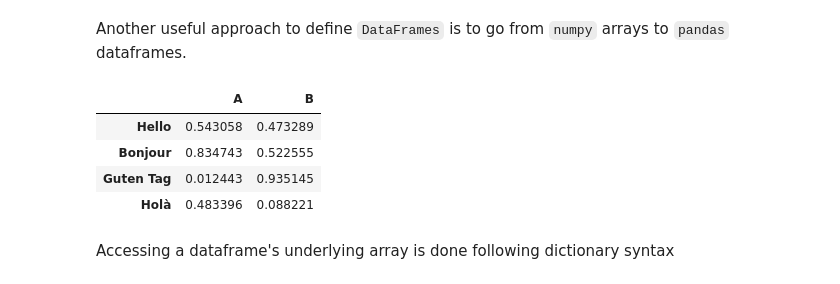
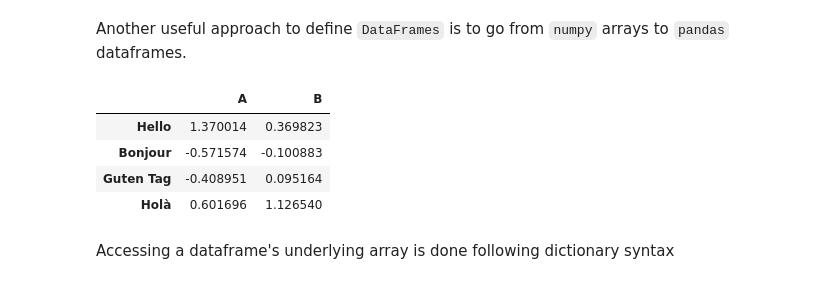
Before and after one commit to ranaehmad/IntroPyForDataScience, a Jupyter notebook: Pandas Basics.ipynb, the cells around one changed output. Saved outputs shown, nothing was run; the diff lists cells and outputs as text; code cells hidden in the pictures.

```diff
--- a/Pandas Basics.ipynb
+++ b/Pandas Basics.ipynb
@@ -367,13 +379,13 @@ pd.DataFrame(population, columns=['population'])
 # %% [markdown]
 Another useful approach to define `DataFrames` is to go from `numpy` arrays to `pandas` dataframes.
 # %%
-pd.DataFrame(np.random.rand(4, 2), columns=['A', 'B'], index=['Hello', 'Bonjour', 'Guten Tag', 'Holà'])
+pd.DataFrame(np.random.randn(4, 2), columns=['A', 'B'], index=['Hello', 'Bonjour', 'Guten Tag', 'Holà'])
 # %% [output]
 |  | A | B |
-| Hello | 0.543058 | 0.473289 |
-| Bonjour | 0.834743 | 0.522555 |
-| Guten Tag | 0.012443 | 0.935145 |
-| Holà | 0.483396 | 0.088221 |
+| Hello | 1.370014 | 0.369823 |
+| Bonjour | -0.571574 | -0.100883 |
+| Guten Tag | -0.408951 | 0.095164 |
+| Holà | 0.601696 | 1.126540 |
 # %% [markdown]
 Accessing a dataframe's underlying array is done following dictionary syntax
 # %%
```
Also changed, not shown: parts of 16 cells of this notebook, 4 other files.
